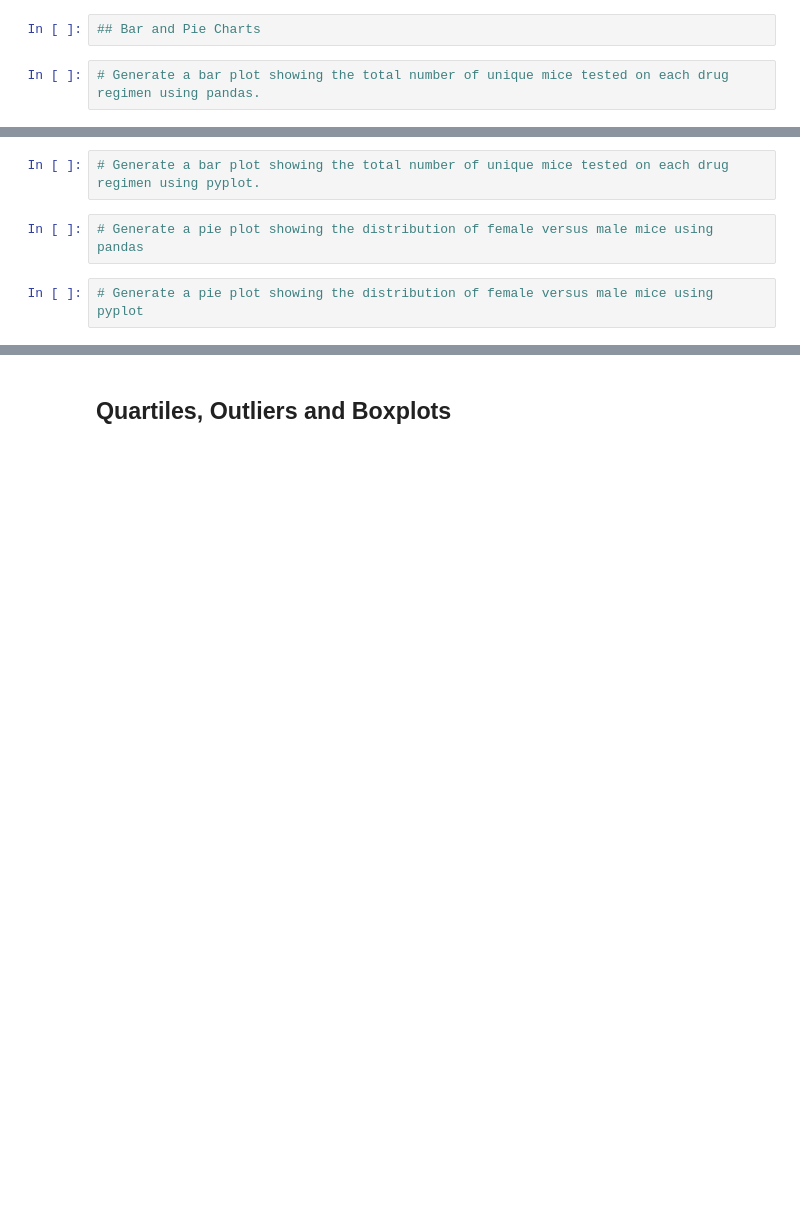
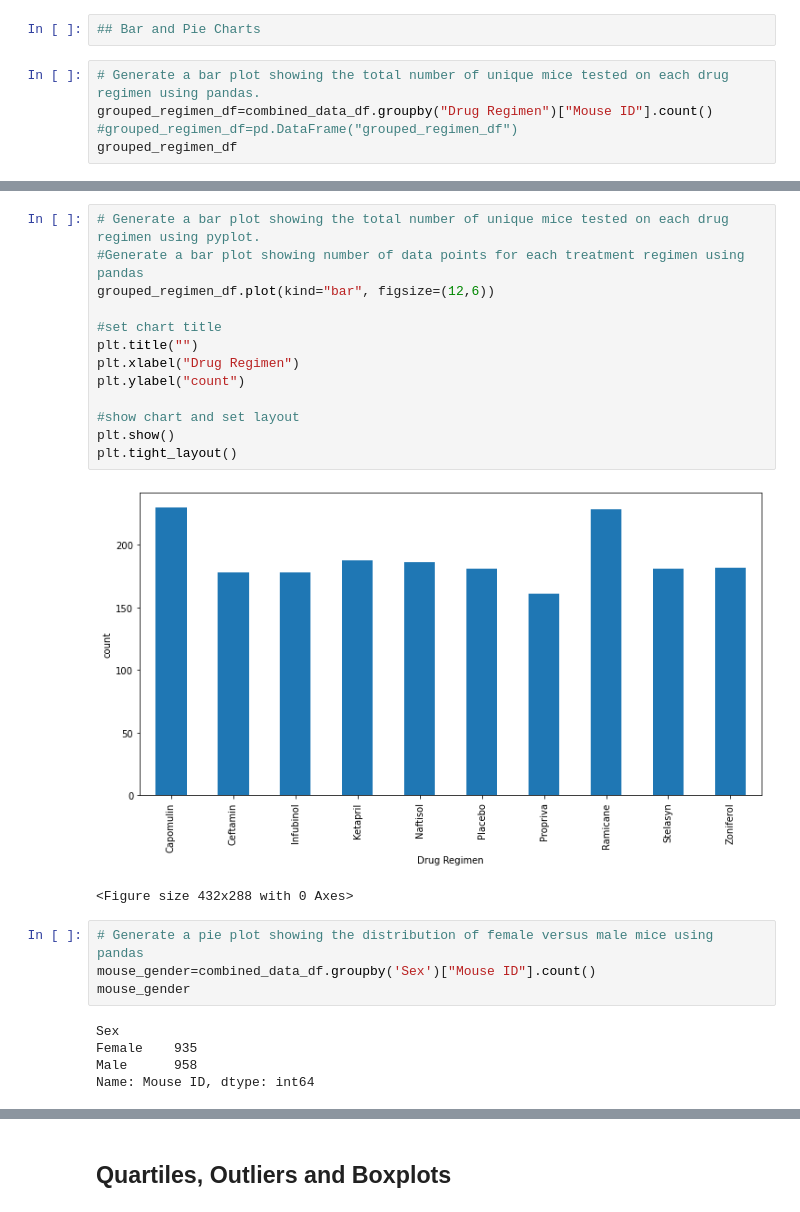
Before and after one commit to sadik-20/Matplotlib_Challenge, a Jupyter notebook: pymaceuticals_starter.ipynb, the cells around one changed output, grey strips where cells are left out. Drawn from its saved outputs; the diff is of its cells as text; blank space fills up the shorter version.

```diff
--- a/pymaceuticals_starter.ipynb
+++ b/pymaceuticals_starter.ipynb
@@ -101,3 +149,6 @@ combo_tumor_regimen
 ## Bar and Pie Charts
 # %%
 # Generate a bar plot showing the total number of unique mice tested on each drug regimen using pandas.
+grouped_regimen_df=combined_data_df.groupby("Drug Regimen")["Mouse ID"].count()
+#grouped_regimen_df=pd.DataFrame("grouped_regimen_df")
+grouped_regimen_df
@@ -104,6 +168,25 @@ combo_tumor_regimen
 # %%
 # Generate a bar plot showing the total number of unique mice tested on each drug regimen using pyplot.
+#Generate a bar plot showing number of data points for each treatment regimen using pandas
+grouped_regimen_df.plot(kind="bar", figsize=(12,6))
+
+#set chart title
+plt.title("")
+plt.xlabel("Drug Regimen")
+plt.ylabel("count")
+
+#show chart and set layout
+plt.show()
+plt.tight_layout()
+# %% [output]
+[figure, added]
+<Figure size 432x288 with 0 Axes>
 # %%
 # Generate a pie plot showing the distribution of female versus male mice using pandas
+mouse_gender=combined_data_df.groupby('Sex')["Mouse ID"].count()
+mouse_gender
+# %% [output]
+Sex
+Female    935
+Male      958
+Name: Mouse ID, dtype: int64
-# %%
-# Generate a pie plot showing the distribution of female versus male mice using pyplot
```
Also changed, not shown: parts of 12 cells of this notebook.
